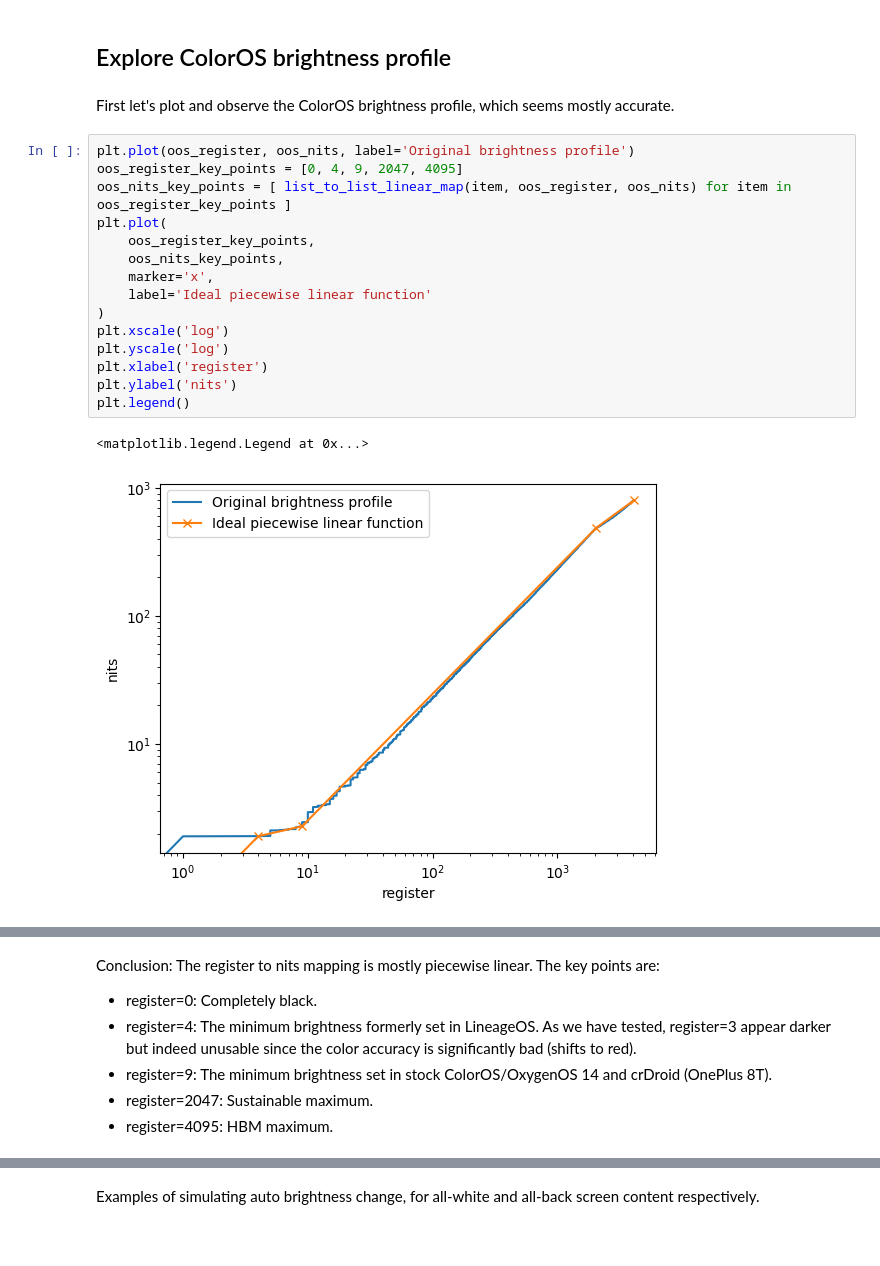
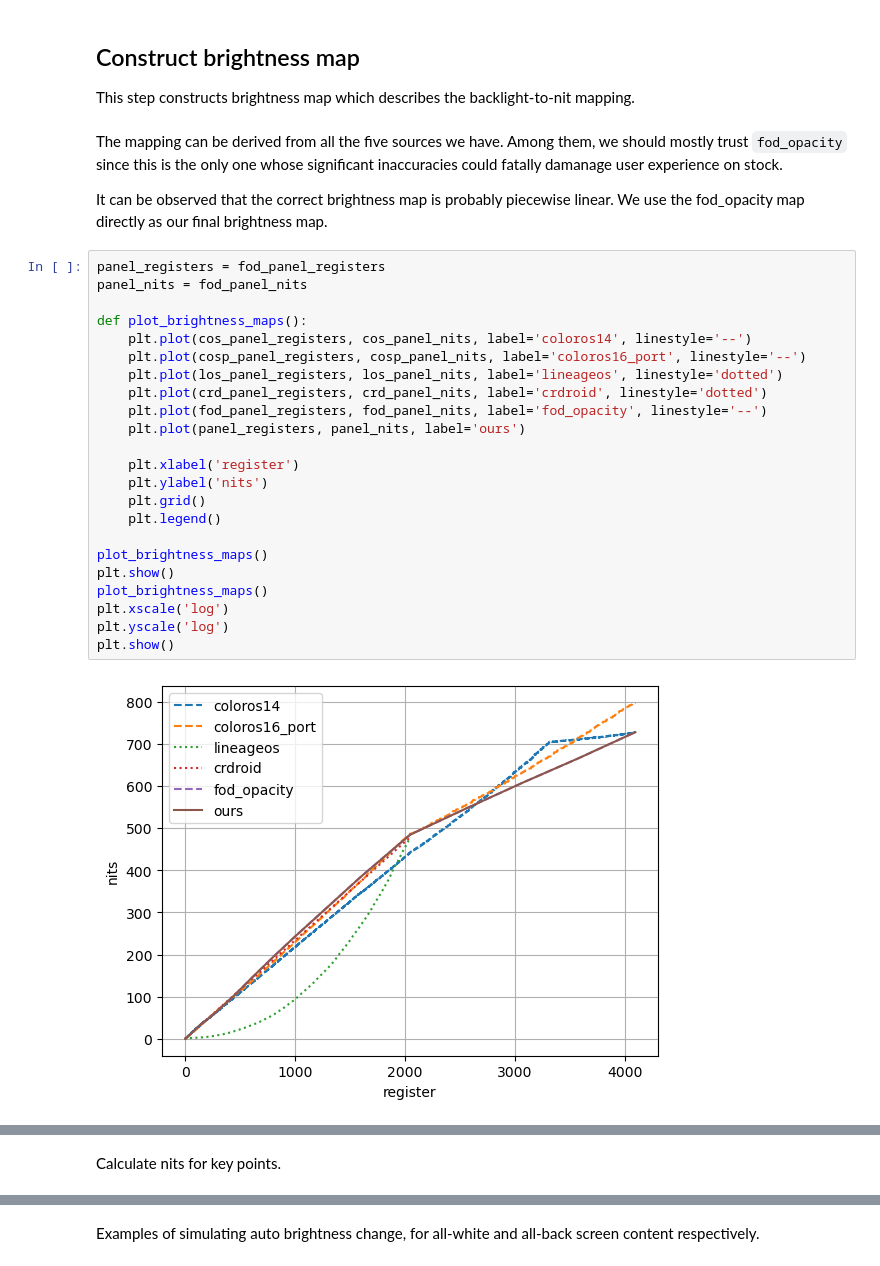
Before and after one commit to yezhiyi9670-aosp-forks/shared-android_device_oneplus_lemonades, a Jupyter notebook: docs/brightness_remap_calculations/calc.ipynb, the cells around one changed output, grey strips where cells are left out. Drawn from its saved outputs; the diff is of its cells as text; blank space fills up the shorter version.

```diff
--- a/docs/brightness_remap_calculations/calc.ipynb
+++ b/docs/brightness_remap_calculations/calc.ipynb
@@ -370,22 +181,35 @@ crd_auto_lux = [0, *crd_auto_lux]
 # %% [markdown]
-## Explore ColorOS brightness profile
+## Construct brightness map
+
+This step constructs brightness map which describes the backlight-to-nit mapping.
 # %% [markdown]
-First let's plot and observe the ColorOS brightness profile, which seems mostly accurate.
+The mapping can be derived from all the five sources we have.
+Among them, we should mostly trust `fod_opacity` since this is the only one whose significant inaccuracies could
+fatally damanage user experience on stock.
+
+It can be observed that the correct brightness map is probably piecewise linear. We use the fod_opacity map directly as our final brightness map.
 # %%
-plt.plot(oos_register, oos_nits, label='Original brightness profile')
-oos_register_key_points = [0, 4, 9, 2047, 4095]
-oos_nits_key_points = [ list_to_list_linear_map(item, oos_register, oos_nits) for item in oos_register_key_points ]
-plt.plot(
-    oos_register_key_points,
-    oos_nits_key_points,
-    marker='x',
-    label='Ideal piecewise linear function'
-)
+panel_registers = fod_panel_registers
+panel_nits = fod_panel_nits
+
+def plot_brightness_maps():
+    plt.plot(cos_panel_registers, cos_panel_nits, label='coloros14', linestyle='--')
+    plt.plot(cosp_panel_registers, cosp_panel_nits, label='coloros16_port', linestyle='--')
+    plt.plot(los_panel_registers, los_panel_nits, label='lineageos', linestyle='dotted')
+    plt.plot(crd_panel_registers, crd_panel_nits, label='crdroid', linestyle='dotted')
+    plt.plot(fod_panel_registers, fod_panel_nits, label='fod_opacity', linestyle='--')
+    plt.plot(panel_registers, panel_nits, label='ours')
+
+    plt.xlabel('register')
+    plt.ylabel('nits')
+    plt.grid()
+    plt.legend()
+
+plot_brightness_maps()
+plt.show()
+plot_brightness_maps()
 plt.xscale('log')
 plt.yscale('log')
-plt.xlabel('register')
-plt.ylabel('nits')
-plt.legend()
+plt.show()
 # %% [output]
-<matplotlib.legend.Legend at 0x...>
-[figure, old version]
+[figure, new version]
@@ -392,9 +217,2 @@ plt.legend()
-# %% [markdown]
-Conclusion: The register to nits mapping is mostly piecewise linear. The key points are:
-- register=0: Completely black.
-- register=4: The minimum brightness formerly set in LineageOS.
-  As we have tested, register=3 appear darker
-  but indeed unusable since the color accuracy is significantly bad (shifts to red).
-- register=9: The minimum brightness set in stock ColorOS/OxygenOS 14 and crDroid (OnePlus 8T).
-- register=2047: Sustainable maximum.
-- register=4095: HBM maximum.
+# %% [markdown]
+Calculate nits for key points.
```
Also changed, not shown: parts of 25 cells of this notebook, 13 other files.
